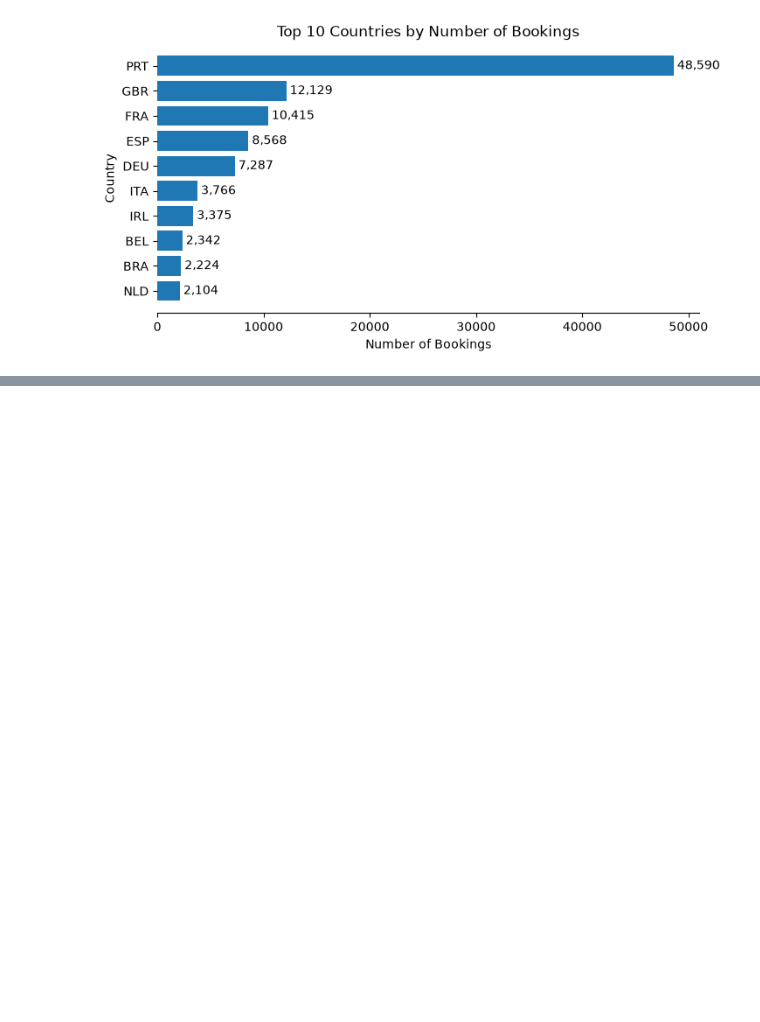
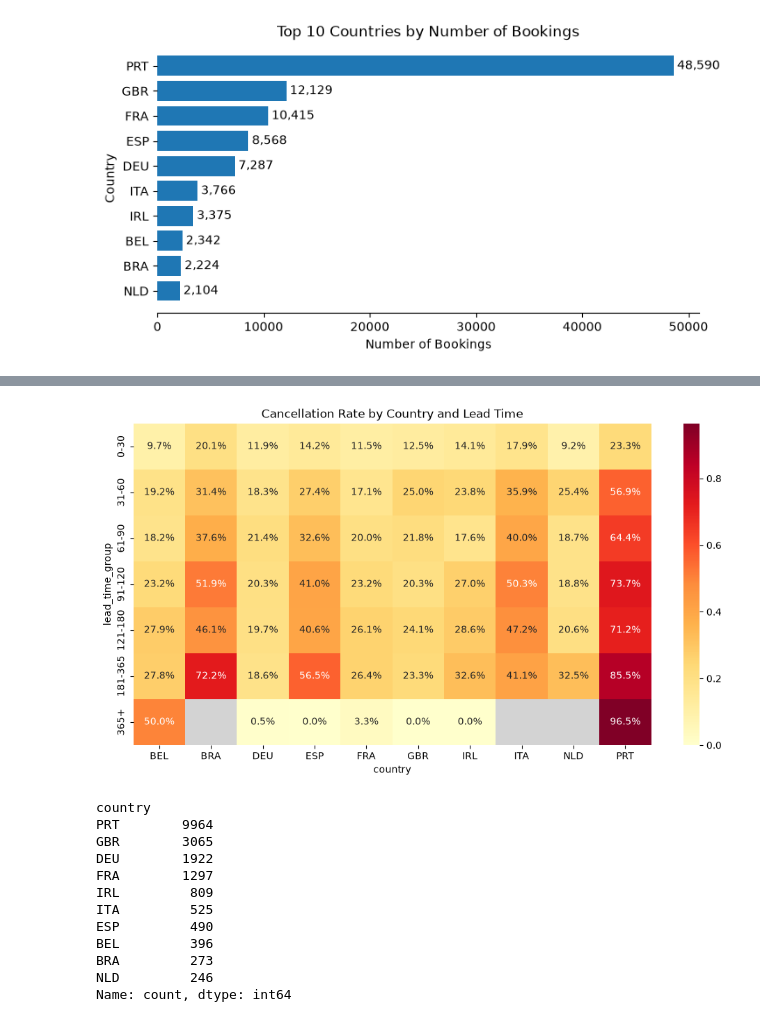
Before and after one commit to def-uk/hotel-cancellation-analysis, a Jupyter notebook: notebook/hotel_booking_eda.ipynb, the cells around one changed output, grey strips where cells are left out. Drawn from its saved outputs; the diff is of its cells as text; code cells hidden in the pictures; blank space fills up the shorter version.

Commit message:
Cancellation Rate by Country and Lead Time Heat Map Plot add

```diff
--- a/notebook/hotel_booking_eda.ipynb
+++ b/notebook/hotel_booking_eda.ipynb
@@ -446,51 +452,70 @@ plt.show()
 # %%
 # 수도 코드
 # 국가 별 value_counts()로 head(10)을 가져온다.
 # lead_time을 ['0-30','31-60','61-90','91-120','121-180','181-365','365+']으로 범위 데이터로 가져온다.
 # 리드타임과 국가별 함께 취소 건수를 그룹화한다.
 # x: lead_time, y: country, 색은 취소 건수인 히트맵을 그린다.
 # 국가와 리드 타임 별로 어떤 취소 관계를 가지는가? 확인한다.
+
+fig, ax = plt.subplots(figsize=(12, 6))
+
 
 country_top_ten = (
     clean_df['country']
         .value_counts()
         .head(10)
 )
 
 country_filter_mask = clean_df['country'].isin(country_top_ten.index)
 # country_cancel_top_ten_filter
-lead_time_group = (clean_df[country_filter_mask]
-        .assign(lead_time_group=pd.cut(lead_time, bins=reserved_duration_bins, labels=reserved_duration_section_labels, right=True))
-        .groupby(['lead_time_group', 'country'])['is_canceled']
-        .mean()
-)
-index = pd.MultiIndex.from_tuples(
-        tuples=lead_time_group.index,
-        names=['lead_time_group', 'country']
-    )
-lead_time_group = lead_time_group.reindex(index)
+filtered_df = clean_df[country_filter_mask][['country', 'lead_time', 'is_canceled']].copy()
 
 
-# lead_time_group.
-# lead_time_group.values /
-# lead_time_is_canceled = (
-#     clean_df.loc[clean_df['is_canceled'] == 1]
-# )
+filtered_df['lead_time_group'] = pd.cut(
+    filtered_df['lead_time'],
+    bins=reserved_duration_bins,
+    labels=reserved_duration_section_labels
+)
 
-# country_filter_mask = lead_time_is_canceled['country'].isin(country_top_ten.index)
-
-# lead_time_is_canceled_filter_country = lead_time_is_canceled[country_filter_mask]['country'].value_counts()
+lead_time_group = (
+    filtered_df
+        # .assign(lead_time_group=pd.cut(lead_time, bins=reserved_duration_bins, labels=reserved_duration_section_labels, right=True))
+        .groupby(['lead_time_group', 'country'], observed=True)['is_canceled']
+        .agg(['count', 'sum', 'mean'])
+)
+heatmap_df = lead_time_group['mean'].unstack()
 
 
+cmap = plt.cm.YlOrRd.copy()
+cmap.set_bad('lightgray')
 
-# lead_time_is_canceled_filter_country, country_cancel_top_ten
+sns.heatmap(
+    heatmap_df,
+    cmap=cmap,
+    annot=True,
+    fmt='.1%',
+    ax=ax
+)
 
-# lead_time_canceled_summary = (
-#     lead_time_is_canceled[country_filter_mask]
-#         .assign(lead_time_group=pd.cut(lead_time, bins=reserved_duration_bins, labels=reserved_duration_section_labels, right=True))
-#         .groupby('lead_time_group')['is_canceled']
-#         .count()
-# )
-# lead_time_is_canceled_filter_country
+ax.set_title('Cancellation Rate by Country and Lead Time')
+plt.show()
 
-# lead_time_canceled_summary['canceled_rate'] =
+filtered_thirty_six_five_days = filtered_df.loc[filtered_df['lead_time_group'] == '365+']
+filtered_down_one_eight_one_days =filtered_df.loc[filtered_df['lead_time_group'] == '181-365']
+
+filtered_thirty_six_five_days[['country']].value_counts()
+filtered_down_one_eight_one_days[['country']].value_counts()
+# %% [output]
+[figure, added]
+country
+PRT        9964
+GBR        3065
+DEU        1922
+FRA        1297
+IRL         809
+ITA         525
+ESP         490
+BEL         396
+BRA         273
+NLD         246
+Name: count, dtype: int64
```
Also changed, not shown: parts of 3 cells of this notebook.
